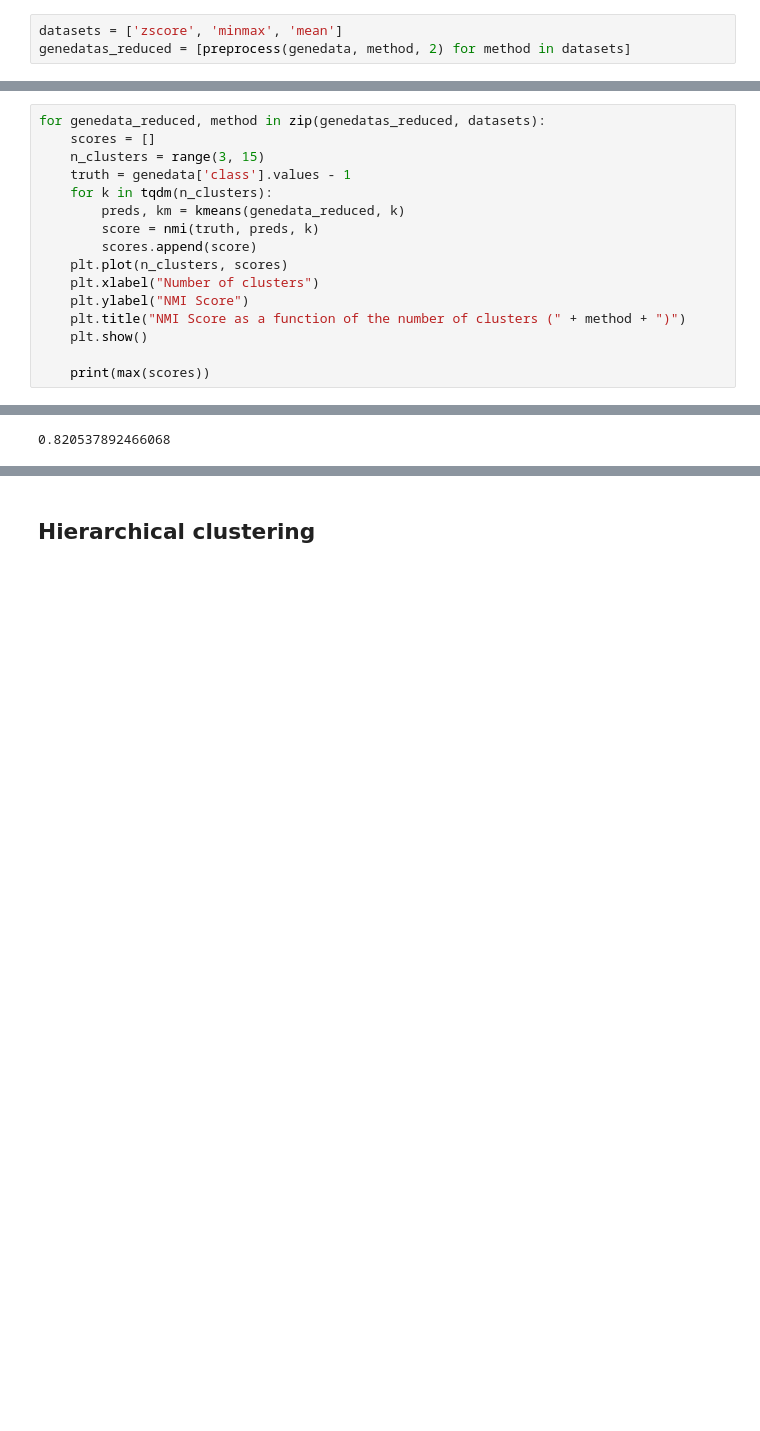
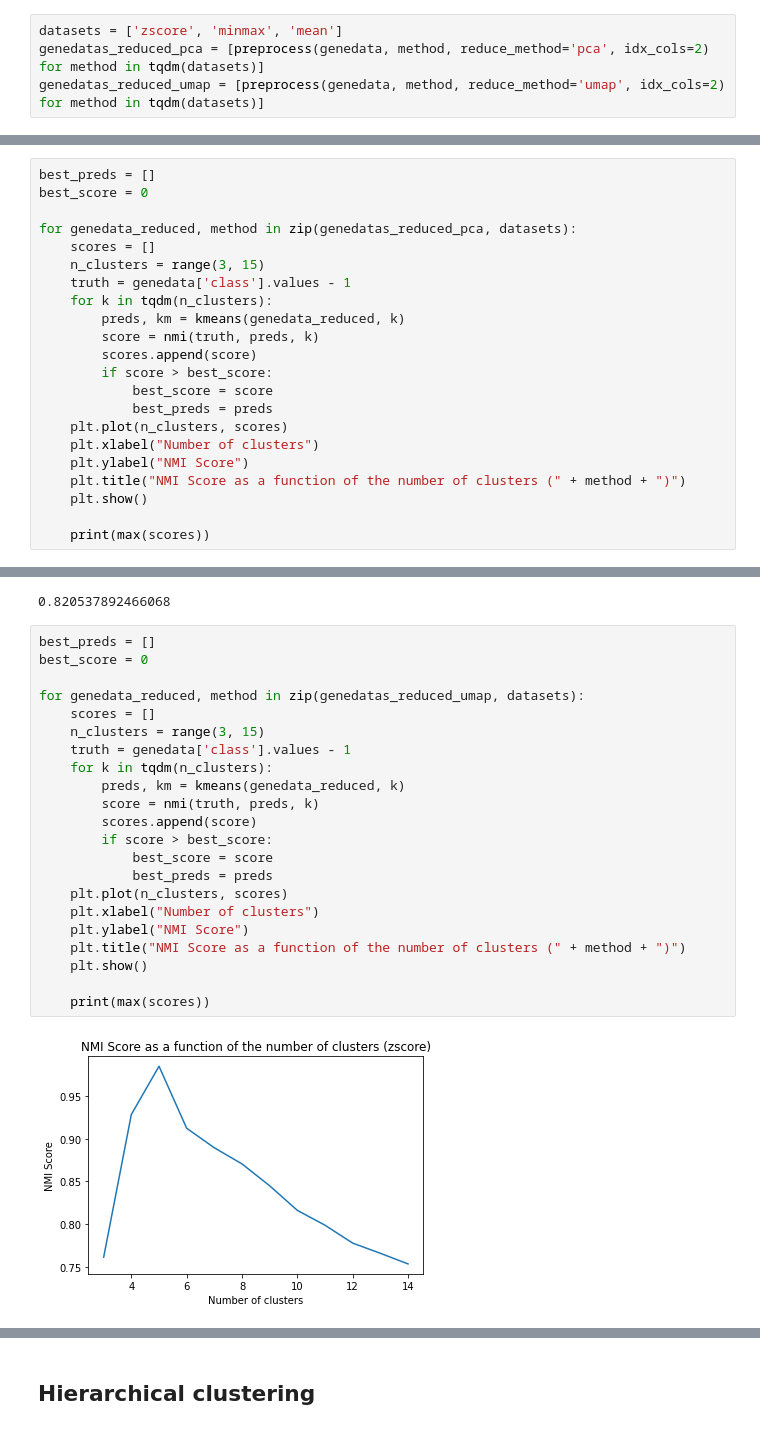
Before and after one commit to breno-aberle/data-mining-clustering-project, a Jupyter notebook: dm_project_code.ipynb, the cells around one changed output, grey strips where cells are left out. Saved outputs shown, nothing was run; the diff lists cells and outputs as text; blank space fills up the shorter version.

```diff
--- a/dm_project_code.ipynb
+++ b/dm_project_code.ipynb
@@ -49,4 +52,5 @@ We can use Principal Component Analysis to reduce the dimensionality of the data
 PCA works by creating an eigendecomposition of the data matrix and transforming the data using the first k eigenvectors corresponding to the largest eigenvalues.
 # %%
 datasets = ['zscore', 'minmax', 'mean']
-genedatas_reduced = [preprocess(genedata, method, 2) for method in datasets]
+genedatas_reduced_pca = [preprocess(genedata, method, reduce_method='pca', idx_cols=2) for method in tqdm(datasets)]
+genedatas_reduced_umap = [preprocess(genedata, method, reduce_method='umap', idx_cols=2) for method in tqdm(datasets)]
@@ -77,5 +89,8 @@ print(max(scores))
 # %%
-for genedata_reduced, method in zip(genedatas_reduced, datasets):
+best_preds = []
+best_score = 0
+
+for genedata_reduced, method in zip(genedatas_reduced_pca, datasets):
     scores = []
     n_clusters = range(3, 15)
     truth = genedata['class'].values - 1
@@ -83,6 +98,9 @@ for genedata_reduced, method in zip(genedatas_reduced, datasets):
         preds, km = kmeans(genedata_reduced, k)
         score = nmi(truth, preds, k)
         scores.append(score)
+        if score > best_score:
+            best_score = score
+            best_preds = preds
     plt.plot(n_clusters, scores)
     plt.xlabel("Number of clusters")
     plt.ylabel("NMI Score")
@@ -95,3 +113,27 @@ for genedata_reduced, method in zip(genedatas_reduced, datasets):
 [figure]
 [figure]
 0.820537892466068
+# %%
+best_preds = []
+best_score = 0
+
+for genedata_reduced, method in zip(genedatas_reduced_umap, datasets):
+    scores = []
+    n_clusters = range(3, 15)
+    truth = genedata['class'].values - 1
+    for k in tqdm(n_clusters):
+        preds, km = kmeans(genedata_reduced, k)
+        score = nmi(truth, preds, k)
+        scores.append(score)
+        if score > best_score:
+            best_score = score
+            best_preds = preds
+    plt.plot(n_clusters, scores)
+    plt.xlabel("Number of clusters")
+    plt.ylabel("NMI Score")
+    plt.title("NMI Score as a function of the number of clusters (" + method + ")")
+    plt.show()
+
+    print(max(scores))
+# %% [output]
+[figure, added]
```
Also changed, not shown: parts of 16 cells of this notebook, 1 other file.
